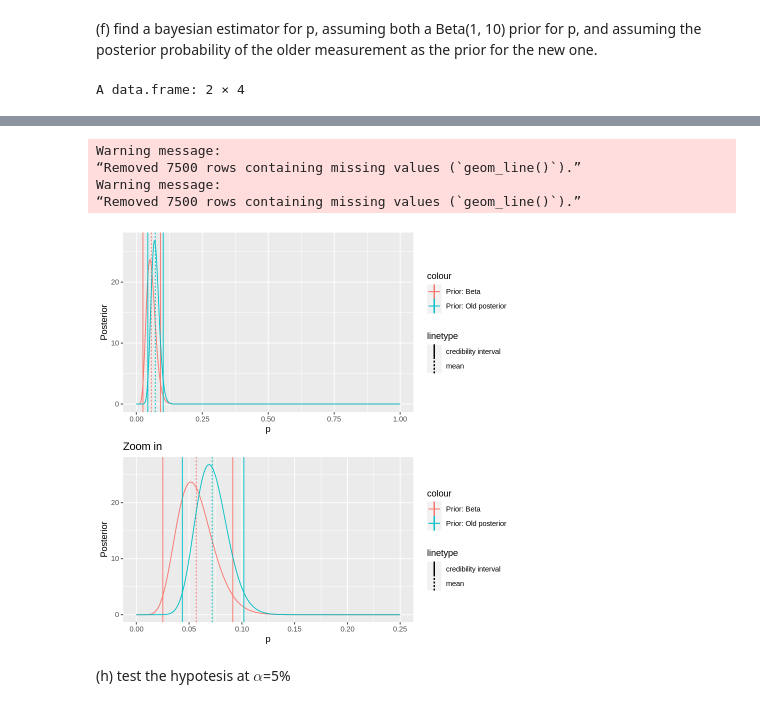
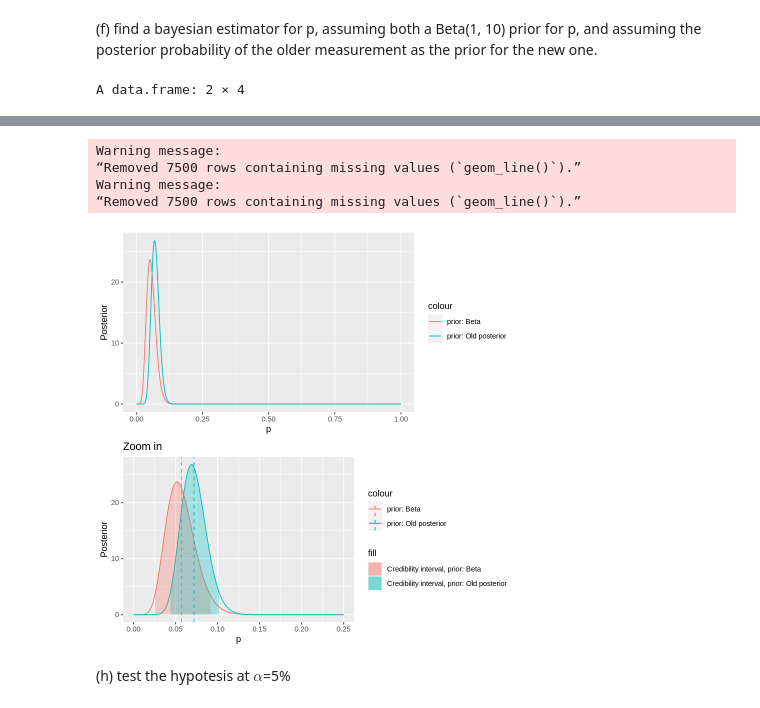
Before and after one commit to vepe99/Advance-Statistics-for-Physics-Analysis-, a Jupyter notebook: Lab5/Viterbo_Giuseppe_rlab05.ipynb, the cells around one changed output, grey strips where cells are left out. Cells and saved outputs as stored; diff of their text form; code cells hidden in the pictures.

```diff
--- a/Lab5/Viterbo_Giuseppe_rlab05.ipynb
+++ b/Lab5/Viterbo_Giuseppe_rlab05.ipynb
@@ -26,0 +220,9 @@ The following object is masked from ‘package:dplyr’:
+# %%
+#data
+data <- NULL
+data$X <- n_1
+data$n_next <- 10
+
+#create the jags model
+model <- 's11_inf_p_lambda_pred.bug'
+jm <- jags.model(model, data)
@@ -126,8 +394,8 @@ p.post_old <- p.post_star_old / (delta.t * sum(p.post_star_old))
 #find the two baiesian estimator for the two posterior
 mean_beta <- sum(p * p.post_beta) * delta.t
 variance_beta <- sum(((p-mean_beta)^2) * p.post_beta) * delta.t
-lower_Beta <- ncredint(p, p.post_beta, level = 0.95)[['lower']]
-upper_Beta <- ncredint(p, p.post_beta, level = 0.95)[['upper']]
+lower_beta <- ncredint(p, p.post_beta, level = 0.95)[['lower']]
+upper_beta <- ncredint(p, p.post_beta, level = 0.95)[['upper']]
 credibility_interval_beta <- c(lower_Beta, upper_Beta)
 
 
@@ -136,46 +404,48 @@ variance_old <- sum(((p-mean_old)^2) * p.post_old) * delta.t
 lower_old <- ncredint(p, p.post_old, level=0.95)[['lower']]
 upper_old <- ncredint(p, p.post_old, level=0.95)[['upper']]
 credibility_interval_old <- c(lower_old, upper_old)
 
 #print the result in a dataframe
 result <- data.frame(
           Mean = c(mean_beta, mean_old),
           Variance = c(variance_beta, variance_old),
           Lower_bound_credibility_interval = c(lower_Beta, lower_old),
           Upper_bound_credibility_interval = c(upper_Beta, upper_old),
           row.names = c('Prior: Beta', 'Prior: Old posterior')
 )
 result
 
 #plot the two posterior
 ggplot()+
-geom_line(aes(p, p.post_beta, color='Prior: Beta')) +
-geom_vline(aes(xintercept=mean_beta, color = 'Prior: Beta', linetype='mean')) +
-geom_vline(aes(xintercept=lower_Beta, color='Prior: Beta', linetype='credibility interval')) +
-geom_vline(aes(xintercept=upper_Beta, color='Prior: Beta', linetype='credibility interval')) +
-
-
-geom_line(aes(p, p.post_old, color='Prior: Old posterior')) +
-geom_vline(aes(xintercept=mean_old, color='Prior: Old posterior', linetype='mean')) +
-geom_vline(aes(xintercept=lower_old, color='Prior: Old posterior', linetype='credibility interval')) +
-geom_vline(aes(xintercept=upper_old, color='Prior: Old posterior', linetype='credibility interval')) +
-
+geom_line(aes(p, p.post_beta, color='prior: Beta')) +
+geom_line(aes(p, p.post_old, color='prior: Old posterior')) +
 labs(x='p', y='Posterior') -> plot_two_prior
 
-plot_two_prior_zoom <- plot_two_prior + xlim(0, 0.25) + labs(title='Zoom in')
+plot_two_prior +
+geom_vline(aes(xintercept=mean_beta, color = 'prior: Beta', linetype='mean')) +
+geom_area(aes(x = p[p>lower_beta & p<upper_beta],
+              y = p.post_beta[p>lower_beta & p<upper_beta],
+              fill='Credibility interval, prior: Beta'), alpha=0.3) +
+
+geom_vline(aes(xintercept=mean_old, color='prior: Old posterior', linetype='mean')) +
+geom_area(aes(x = p[p>lower_old & p<upper_old],
+              y = p.post_old[p>lower_old & p<upper_old],
+              fill='Credibility interval, prior: Old posterior'), alpha=0.3) +
+xlim(0, 0.25) +
+labs(title='Zoom in') -> plot_two_prior_zoom
 
 grid.arrange(grobs=list(plot_two_prior, plot_two_prior_zoom), nrow=2)
 # %% [output]
 A data.frame: 2 × 4
 |  | Mean | Variance | Lower_bound_credibility_interval | Upper_bound_credibility_interval |
 |  | <dbl> | <dbl> | <dbl> | <dbl> |
 | Prior: Beta | 0.05681818 | 0.0003027677 | 0.0251 | 0.0914 |
 | Prior: Old posterior | 0.07191781 | 0.0002278008 | 0.0436 | 0.1019 |
 Warning message:
 “Removed 7500 rows containing missing values (`geom_line()`).”
 Warning message:
 “Removed 7500 rows containing missing values (`geom_line()`).”
-[figure, old version]
+[figure, new version]
 # %% [markdown]
 (h) test the hypotesis at $\alpha$=5%
 # %%
```
Also changed, not shown: parts of 32 cells of this notebook, 2 other files.
